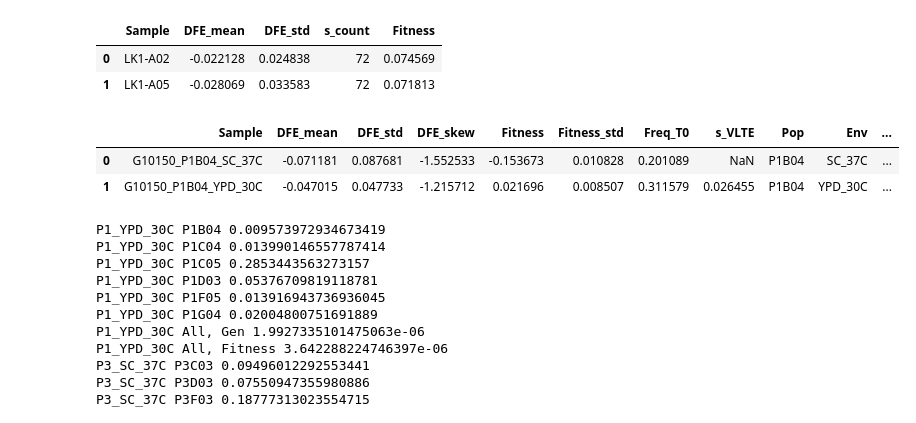
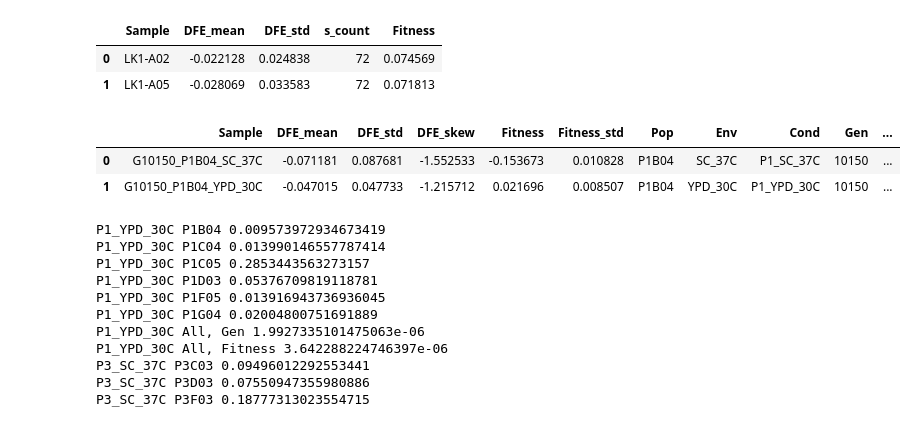
Before and after one commit to mjohnson11/VTn_pipeline, a Jupyter notebook: Analysis/PLOT_main_figs.ipynb, the cells around one changed output. Saved outputs shown, nothing was run; the diff lists cells and outputs as text; code cells hidden in the pictures.

```diff
--- a/Analysis/PLOT_main_figs.ipynb
+++ b/Analysis/PLOT_main_figs.ipynb
@@ -16,7 +16,7 @@ vtn_s = pd.read_csv('../../output/VTn_s.csv')
 byrm_s = pd.read_csv('../../output/BYxRM_s.csv')
 vtn_x = pd.read_csv('../../output/VTn_x.csv')
 byrm_x = pd.read_csv('../../output/BYxRM_x.csv')
-vtn_s = vtn_s.merge(vtn_x[['Sample', 'Fitness', 'Freq_T0', 's_VLTE', 'Fitness_sub_70']], on='Sample', how='left')
+vtn_s = vtn_s.merge(vtn_x[['Sample', 'Fitness', 'Fitness_sub_70']], on='Sample', how='left')
 byrm_s = byrm_s.merge(byrm_x, on='Sample', how='left')
 conditions = ['P1_YPD_30C', 'P3_SC_37C', 'P1_SC_37C']
 vtn_s = vtn_s[vtn_s.Cond.isin(conditions)]
@@ -42,19 +42,19 @@ byrm_dfe.head(2)
 # %%
 vtn_dfe = vtn_s_for_dfe[['Sample', 's']].groupby('Sample').mean().reset_index().rename(columns={'s': 'DFE_mean'})
 vtn_dfe = vtn_dfe.merge(vtn_s[['Sample', 's']].groupby('Sample').std().reset_index().rename(columns={'s': 'DFE_std'}), on='Sample')
 vtn_dfe = vtn_dfe.merge(vtn_s[['Sample', 's']].groupby('Sample').skew().reset_index().rename(columns={'s': 'DFE_skew'}), on='Sample')
 vtn_x['Fitness_std'] = np.std(vtn_x[['Clone_A_s', 'Clone_B_s']], axis=1)
-vtn_dfe = vtn_dfe.merge(vtn_x[['Sample', 'Fitness', 'Fitness_std', 'Freq_T0', 's_VLTE']], on='Sample', how='left')
+vtn_dfe = vtn_dfe.merge(vtn_x[['Sample', 'Fitness', 'Fitness_std']], on='Sample', how='left')
 vtn_dfe['Pop'] = vtn_dfe['Sample'].str.split('_').str[1]
 vtn_dfe['Env'] = vtn_dfe['Sample'].apply(lambda s: '_'.join(s.split('_')[2:]))
 vtn_dfe['Cond'] = vtn_dfe['Pop'].str[:2]+'_'+vtn_dfe['Env']
 vtn_dfe['Gen'] = vtn_dfe['Sample'].apply(lambda s: int(s.split('_')[0][1:]))
 vtn_dfe['Gen_pop'] = 'G'+vtn_dfe['Gen'].apply(lambda g: str(g))+'_'+vtn_dfe['Pop']
 vtn_dfe.head(2)
 # %% [output]
-|  | Sample | DFE_mean | DFE_std | DFE_skew | Fitness | Fitness_std | Freq_T0 | s_VLTE | Pop | Env | ... |
-| 0 | G10150_P1B04_SC_37C | -0.071181 | 0.087681 | -1.552533 | -0.153673 | 0.010828 | 0.201089 | NaN | P1B04 | SC_37C | ... |
-| 1 | G10150_P1B04_YPD_30C | -0.047015 | 0.047733 | -1.215712 | 0.021696 | 0.008507 | 0.311579 | 0.026455 | P1B04 | YPD_30C | ... |
+|  | Sample | DFE_mean | DFE_std | DFE_skew | Fitness | Fitness_std | Pop | Env | Cond | Gen | ... |
+| 0 | G10150_P1B04_SC_37C | -0.071181 | 0.087681 | -1.552533 | -0.153673 | 0.010828 | P1B04 | SC_37C | P1_SC_37C | 10150 | ... |
+| 1 | G10150_P1B04_YPD_30C | -0.047015 | 0.047733 | -1.215712 | 0.021696 | 0.008507 | P1B04 | YPD_30C | P1_YPD_30C | 10150 | ... |
 # %%
 p1_pops = ['P1B04','P1C04','P1C05','P1D03','P1F05','P1G04']
 p3_pops = ['P3C03','P3D03','P3F03','P3G02','P3G05','P3G06']
```
Also changed, not shown: parts of 2 cells of this notebook, 3 other files.
